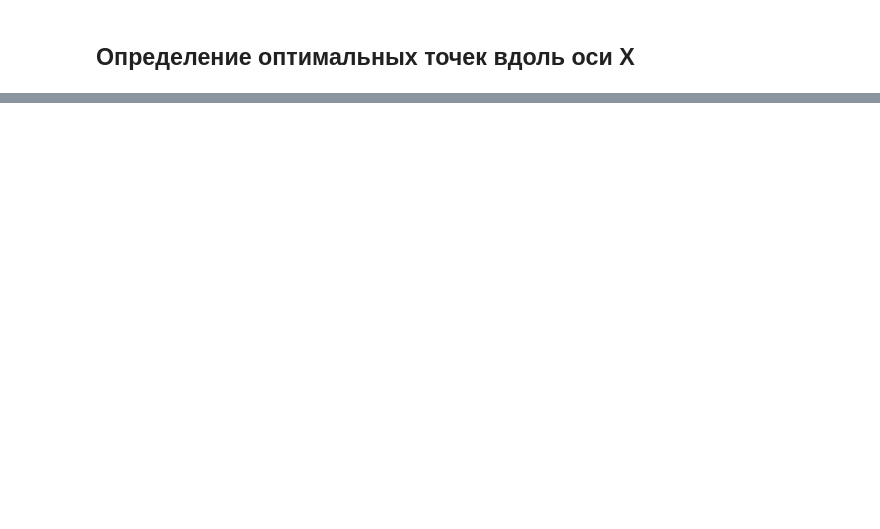
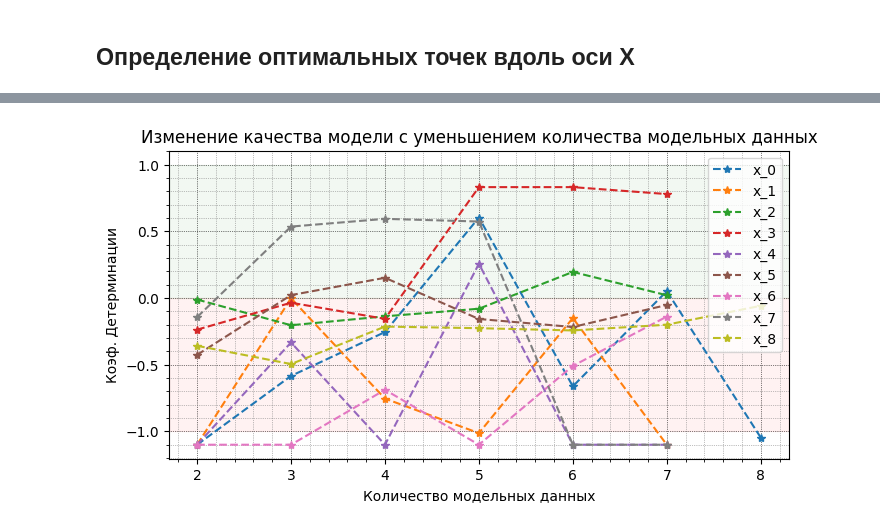
Before and after one commit to MrPain-hub/kriging_for_plaxis, a Jupyter notebook: for_jupy/колич_точек_по_X_и_Y.ipynb, the cells around one changed output, grey strips where cells are left out. Cells and saved outputs as stored; diff of their text form; code cells hidden in the pictures; blank space fills up the shorter version.

```diff
--- a/for_jupy/колич_точек_по_X_и_Y.ipynb
+++ b/for_jupy/колич_точек_по_X_и_Y.ipynb
@@ -33,10 +36,11 @@ def get_filter_df(df, col):
 """
 def get_list_point(lst):
     lst = np.array(lst)
-    out = []
+
     if len(lst) < 3:
-        out.append([lst[0], lst[1]])
+        return [[lst[0], lst[1]]]
     else:
+        out = []
         length = len(lst)-1
         steps = []
         while length > 0:
@@ -45,7 +49,7 @@ def get_list_point(lst):
         #print(steps)
         length = len(lst)
         indexs = []
-        len_before = 2
+        len_before = 1
         for i in steps:
             for j in range(0, length, i):
                 indexs.append(j)
@@ -135,7 +214,7 @@ for i in range(7):
     boreholes_line = list(range(i*9+60, i*9+69))
     list_x.append(boreholes_line)
 
-boreholes_line = list(range(123, 132)) + list(range(144, 150))
+boreholes_line = list(range(123, 132)) + list(range(144, 148))
 list_x.append(boreholes_line)
 
 """
@@ -268,0 +259,70 @@ df_r2_uk = df_r2_count.copy()
+# %%
+"""
+Качество модели при разном числе точек вдоль горизонтальной оси Х на графике (оси Y в df)
+    Тренировочная выборка - рассматривается первая линия
+    Тестовая выборка - оставшиеся точки из 1ой линии
+"""
+model = 'exponential'
+
+plt.figure(figsize=(8, 4))
+plt.title(f'Изменение качества модели с уменьшением количества модельных данных')
+plt.xlabel('Количество модельных данных')
+plt.ylabel('Коэф. Детерминации')
+plt.grid(which='major', linestyle=':', linewidth='0.5', color='black')
+plt.grid(which='minor', linestyle=':', linewidth='0.5', color='gray')
+plt.minorticks_on()
+plt.axhspan(0, -1, color='red', alpha=0.05)
+plt.axhspan(1, 0, color='green', alpha=0.05)
+
+for i in range(len(list_x)):
+    list_x_now = list_x[i]
+    list_boreholes_train = get_list_point(list_x_now)
+    result_r2_count = {}
+
+    df_now = group_E.query('group == 65')
+    df_now = df_now.query('borehole in @list_x_now')
+
+    for boreholes_train in list_boreholes_train:
+        """
+        Разбивка определенных скважин
+        """
+        data_train = df_now.query('borehole in @boreholes_train')
+        data_test = df_now.query('borehole not in @boreholes_train')
+
+        if data_test.shape[0] == 0:
+            continue
+
+        p_train = data_train.loc[:, ["x", "y"]].to_numpy()
+        p_test = data_test.loc[:, ["x", "y"]].to_numpy()
+        x_train = data_train.loc[:, ["x", "y"]].to_numpy()
+        x_test = data_test.loc[:, ["x", "y"]].to_numpy()
+        target_train = data_train.loc[:, ["E"]].to_numpy().reshape(-1)
+        target_test = data_test.loc[:, ["E"]].to_numpy().reshape(-1)
+
+        """
+        Кригинг
+        """
+        x = [0]*x_train[:, 1].shape[0] #x_train[:, 0]
+        y = x_train[:, 1]
+        E = target_train
+
+        #print(i, len(boreholes_train), len(x), x_train.shape, E.shape, boreholes_train)
+        OK = UniversalKriging(x, y, E, variogram_model=model,
+                              #variogram_parameters={'sill':28, 'range': 50, 'nugget': 1}
+                             )
+
+        predict_test, var_test = OK.execute('points', [0]*x_test[:, 1].shape[0], x_test[:, 1])
+        result_r2_count[len(boreholes_train)] = [r2_score(target_test, predict_test), my_R2(target_test, predict_test, np.mean(target_train))]
+
+    df_r2_count = pd.DataFrame(result_r2_count, index=["R2", "R2_train"]).applymap(lambda x: round(x, 3)).T
+    df_r2_count["count"] = df_r2_count.index
+    df_r2_count = df_r2_count.query("count < 9")
+    df_r2_count = df_r2_count.applymap(lambda x: -1.1 if x < -1.1 else x)
+
+    df_r2_count = df_r2_count.sort_values(by="count")
+    plt.plot(df_r2_count["count"], df_r2_count["R2"], "--*", label=f"x_{i}")
+
+plt.legend()
+plt.show()
+# %% [output]
+[figure, added]
```
Also changed, not shown: parts of 14 cells of this notebook, 1 other file.
